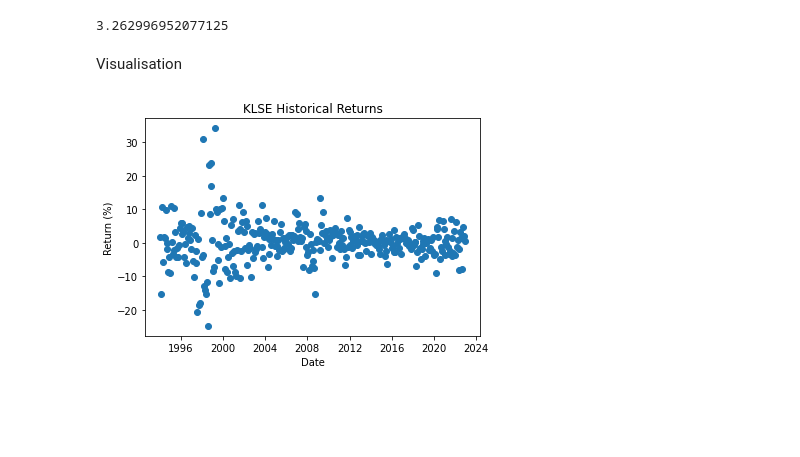
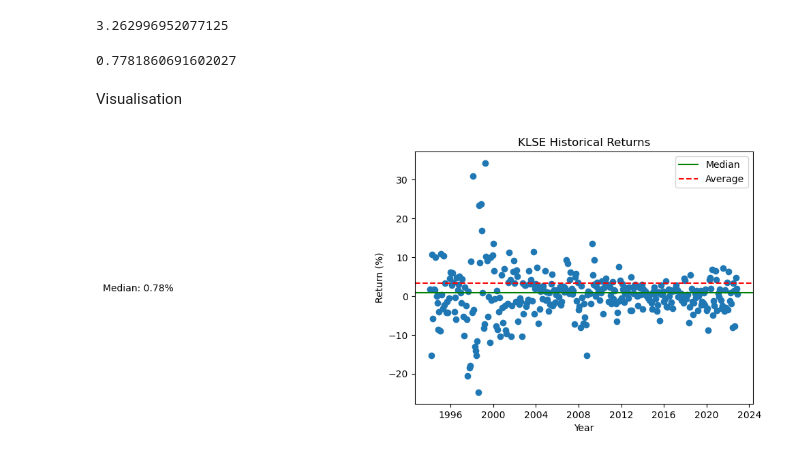
Before and after one commit to rogerloh-acc/Finance-Model-, a Jupyter notebook: Historical Index Returns/Historical Index Returns.ipynb, the cells around one changed output. Drawn from its saved outputs; the diff is of its cells as text; code cells hidden in the pictures; blank space fills up the shorter version.

```diff
--- a/Historical Index Returns/Historical Index Returns.ipynb
+++ b/Historical Index Returns/Historical Index Returns.ipynb
@@ -30,10 +30,16 @@ Index['return'] = Index['Close'].pct_change()
 returns = Index['return'].groupby(Index['return'].index.year).apply(lambda x: (1 + x).prod() - 1) * 100
 # %%
 # Calculate the average return
-expected_return = np.mean(returns)
-print(expected_return)
+average_return = np.mean(returns)
+print(average_return)
 # %% [output]
 3.262996952077125
+# %%
+# Calculate the average return
+median_return = np.median(returns)
+print(median_return)
+# %% [output]
+0.7781860691602027
 # %% [markdown]
 Visualisation
 # %%
@@ -42,11 +48,24 @@ returns = Index['return'] * 100
 dates = Index.index
 # %%
 # Add axis labels and a title
-plt.xlabel('Date')
+plt.xlabel('Year')
 plt.ylabel('Return (%)')
 plt.title('KLSE Historical Returns')
 
 # Create a scatterplot of the returns data
-plt.scatter(dates, returns);
+plt.scatter(dates, returns)
+
+# Draw a horizontal line
+plt.axhline(y=median_return, color='g', linestyle='-', label = 'Median')
+plt.axhline(y=average_return, color='r', linestyle='--', label = 'Average')
+
+# Add a text annotation to the plot showing the value of the average
+plt.text(x=0, y=median_return, s=f'Median: {median_return:.2f}%', horizontalalignment='right', verticalalignment='bottom')
+
+# Add a legend to the plot
+plt.legend()
+
+# Show the plot
+plt.show()
 # %% [output]
-[figure, old version]
+[figure, new version]
```
Also changed, not shown: parts of 1 cell of this notebook.
